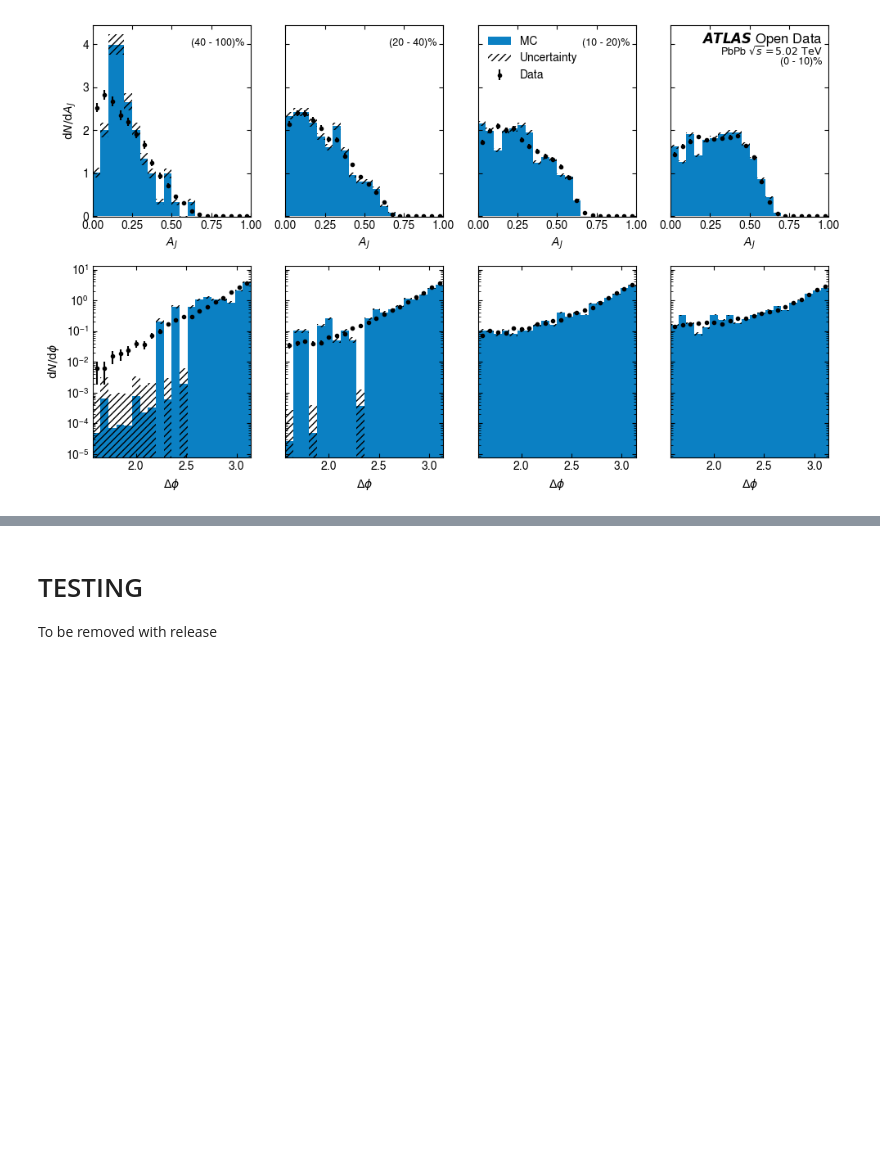
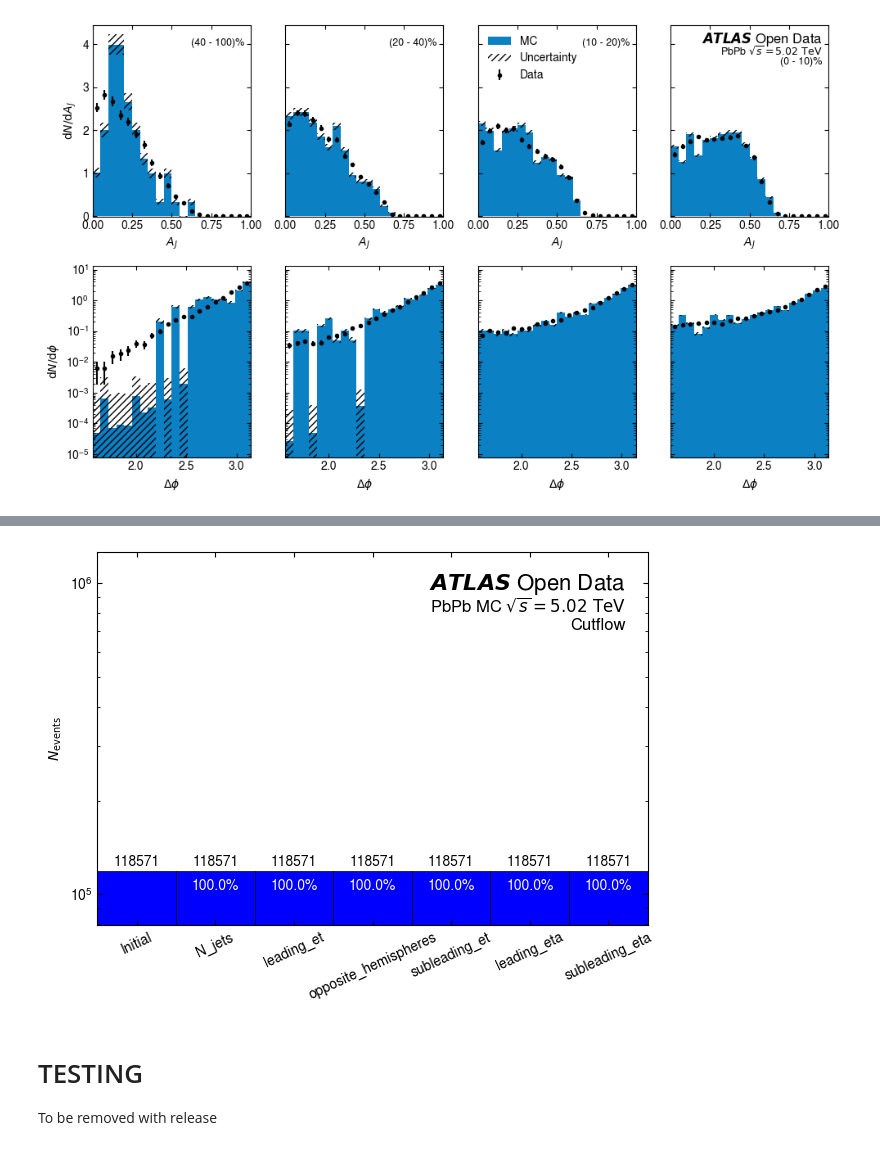
Before and after one commit to rjackson-lancs/notebooks-collection-opendata, a Jupyter notebook: for-research/heavy-ion-hard-probes/dijet_asymmetry.ipynb, the cells around one changed output, grey strips where cells are left out. Saved outputs shown, nothing was run; the diff lists cells and outputs as text; code cells hidden in the pictures; blank space fills up the shorter version.

```diff
--- a/for-research/heavy-ion-hard-probes/dijet_asymmetry.ipynb
+++ b/for-research/heavy-ion-hard-probes/dijet_asymmetry.ipynb
@@ -448,8 +542,7 @@ Extending this to multiple file paths, we can sum the histograms produced across
 # %%
 def process_dataset(fpw_list:list,name="dataset")->tuple:
     # Histogram parameters for AJ and phi
-    nbins_aj, h_range_aj = (hist_config["AJ"][x] for x in ("nbins","range"))
-    nbins_phi, h_range_phi = (hist_config["dPhi"][x] for x in ("nbins","range"))
+    ranges, nbins = get_ranges_nbins()
 
     # Initialise a processor pool and execute file processing
     # The resulting dictionaries are saved to the results list
@@ -461,22 +554,35 @@ def process_dataset(fpw_list:list,name="dataset")->tuple:
         )
 
     # Sum results
-    AJ_dict, PHI_dict, CF = None, None, None
-    for aj_dict, phi_dict, cf in results:
+    AJ_dict, PHI_dict, lET_dict, slET_dict, CF = None, None, None, None, None
+    for result in results:
+        aj_dict, phi_dict, let_dict, slet_dict, cf = (result[k] for k in ("aj_dict","phi_dict","leading_et_dict","subleading_et_dict","cf"))
         # Initialise empty dictionaries
         if AJ_dict is None:
-            AJ_dict = {c: np.histogram([-1], bins=nbins_aj, range=h_range_aj) for c in aj_dict}
-            PHI_dict = {c: np.histogram([-1], bins=nbins_phi, range=h_range_phi) for c in phi_dict}
+            AJ_dict = {c: np.histogram([-1], bins=nbins["AJ"], range=ranges["AJ"]) for c in aj_dict}
+            PHI_dict = {c: np.histogram([-1], bins=nbins["dPhi"], range=ranges["dPhi"]) for c in phi_dict}
+            lET_dict = {c:np.histogram([-1], bins=nbins["leading_et"], range=ranges["leading_et"]) for c in let_dict}
+            slET_dict = {c: np.histogram([-1], bins=nbins["subleading_et"], range=ranges["subleading_et"]) for c in slet_dict}
             CF = {cut: 0. for cut in cf}
         # Sum each entry in dictionaries, noting that the second entry
         # for each AJ and PHI centrality is the histograms bin edges
         for c in AJ_dict:
             AJ_dict[c] = (AJ_dict[c][0] + aj_dict[c][0], AJ_dict[c][1])
             PHI_dict[c] = (PHI_dict[c][0] + phi_dict[c][0], PHI_dict[c][1])
+            lET_dict[c] = (lET_dict[c][0] + let_dict[c][0], lET_dict[c][1])
+            slET_dict[c] = (slET_dict[c][0] + slet_dict[c][0], slET_dict[c][1])
         for cut in CF:
             CF[cut] = CF[cut] + cf[cut]
 
-    return AJ_dict, PHI_dict, CF
+    processed_results = {
+        "AJ_dict": AJ_dict,
+        "PHI_dict": PHI_dict,
+        "lET_dict": lET_dict,
+        "slET_dict": slET_dict,
+        "CF": CF
+    }
+
+    return processed_results
 # %% [markdown]
 ## Streaming datasets
 We may now begin streaming and processing our datasets.
@@ -531,3 +666,7 @@ _.savefig("example_plot.pdf")
+# %%
+_ = plot_cutflow(z5_mc_results["CF"],mc=True)
+# %% [output]
+[figure, added]
 # %% [markdown]
 # TESTING
 To be removed with release
```
Also changed, not shown: parts of 15 cells of this notebook, 1 other file.
